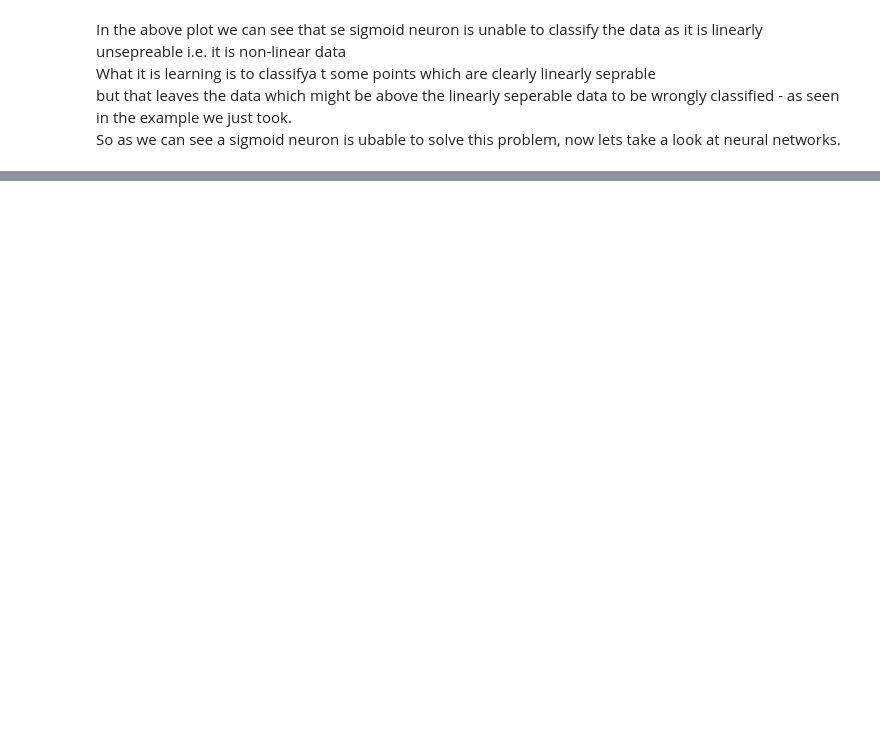
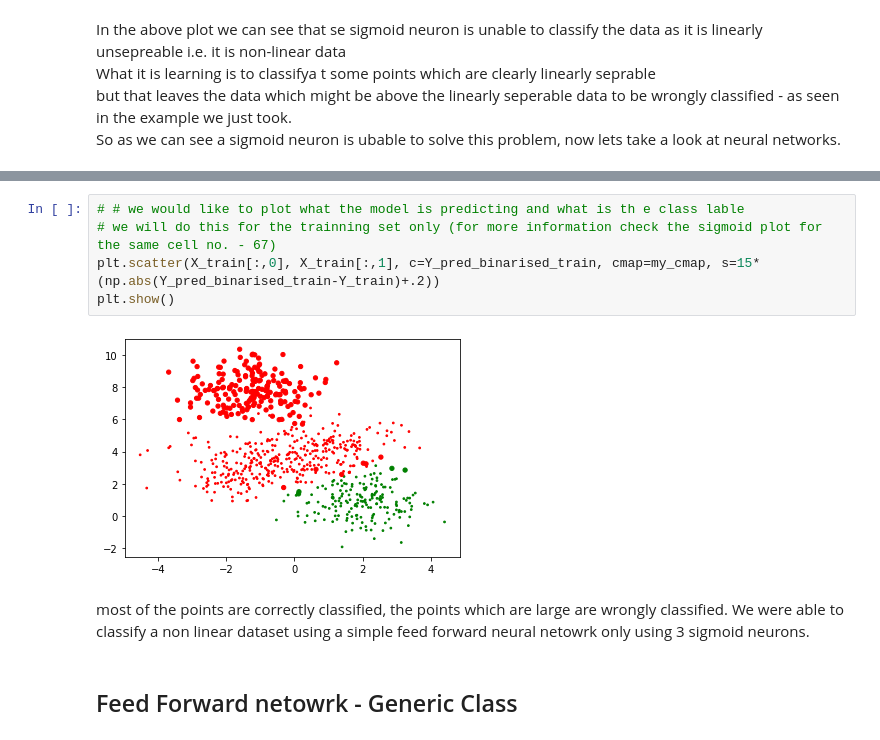
Before and after one commit to AvishekRoy16/DeepLearning, a Jupyter notebook: 3. FeedForward_NeuralNetwork/FeedForward_NeuralNetwork.ipynb, the cells around one changed output, grey strips where cells are left out. Drawn from its saved outputs; the diff is of its cells as text; blank space fills up the shorter version.

```diff
--- a/3. FeedForward_NeuralNetwork/FeedForward_NeuralNetwork.ipynb
+++ b/3. FeedForward_NeuralNetwork/FeedForward_NeuralNetwork.ipynb
@@ -255,0 +421,12 @@ So as we can see a sigmoid neuron is ubable to solve this problem, now lets take
+# %%
+# # we would like to plot what the model is predicting and what is th e class lable
+# we will do this for the trainning set only (for more information check the sigmoid plot for the same cell no. - 67)
+plt.scatter(X_train[:,0], X_train[:,1], c=Y_pred_binarised_train, cmap=my_cmap, s=15*(np.abs(Y_pred_binarised_train-Y_train)+.2))
+plt.show()
+# %% [output]
+[figure, added]
+# %% [markdown]
+most of the points are correctly classified, the points which are large are wrongly classified.
+We were able to classify a non linear dataset using a simple feed forward neural netowrk only using 3 sigmoid neurons.
+# %% [markdown]
+## Feed Forward netowrk - Generic Class
```
Also changed, not shown: parts of 23 cells of this notebook, 2 other files.
